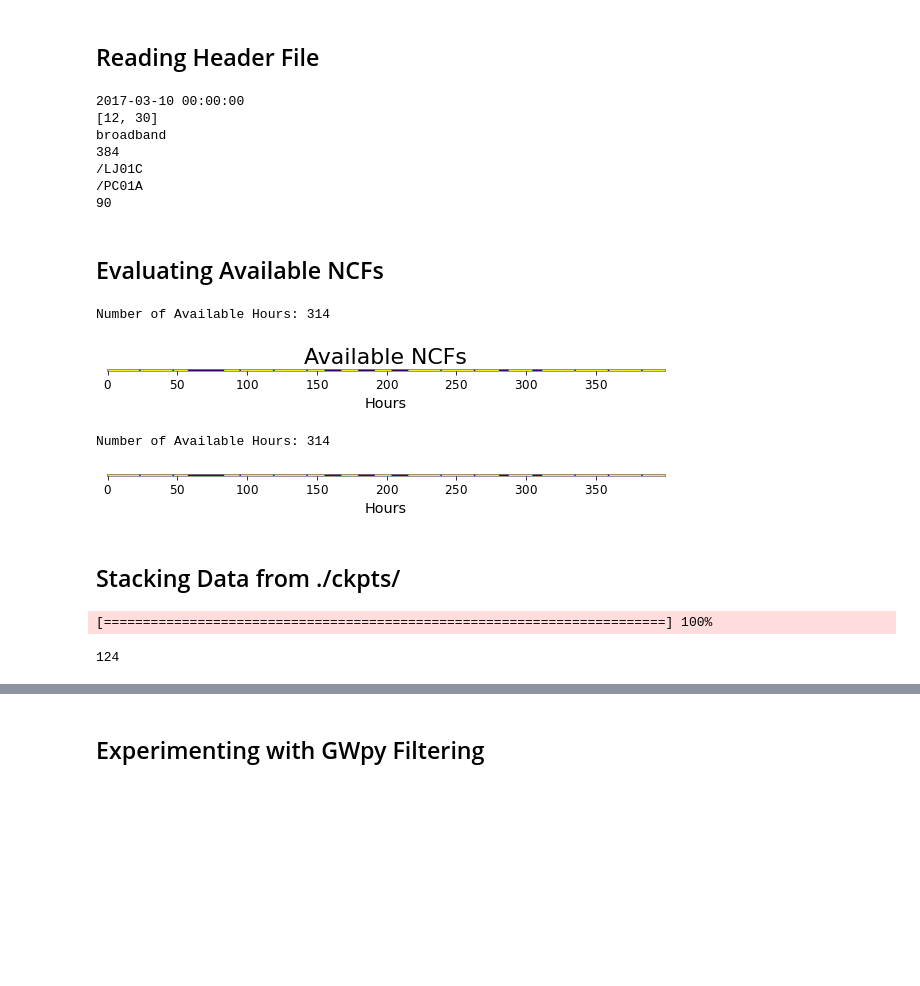
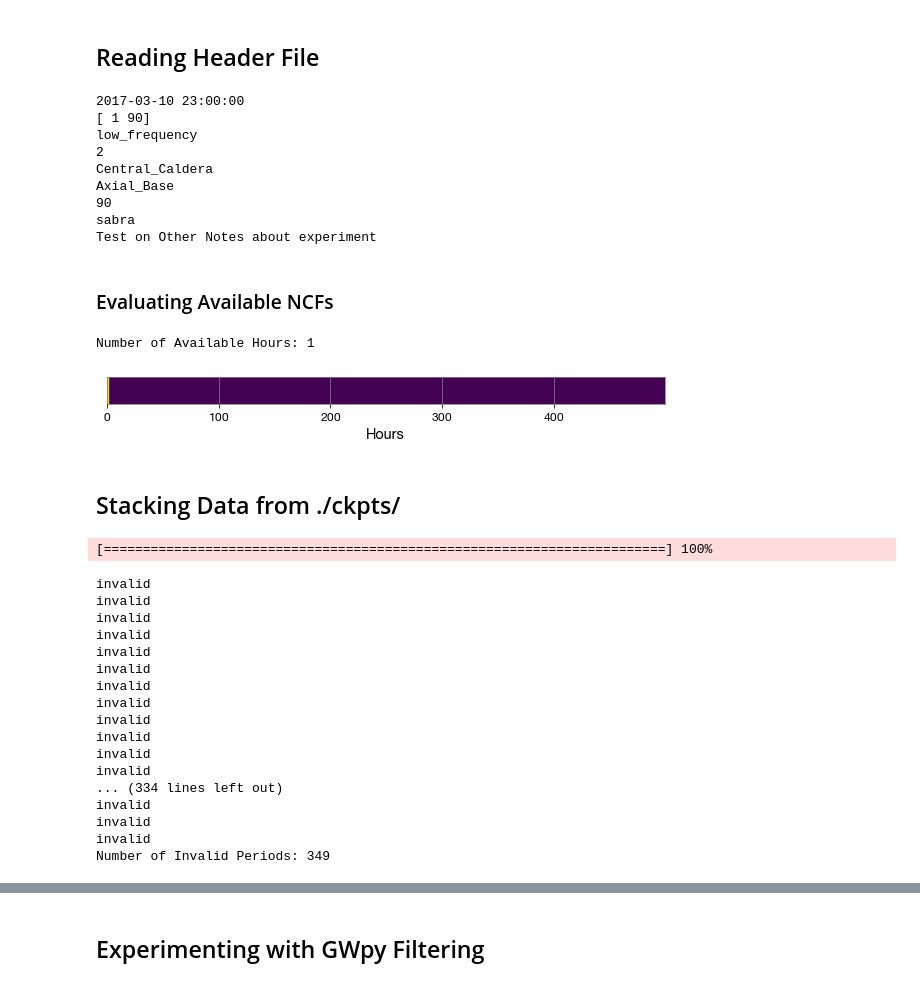
Before and after one commit to John-Ragland/Noise_Interferometry, a Jupyter notebook: Noise_Interferometry.ipynb, the cells around one changed output, grey strips where cells are left out. Drawn from its saved outputs; the diff is of its cells as text; code cells hidden in the pictures; blank space fills up the shorter version.

```diff
--- a/Noise_Interferometry.ipynb
+++ b/Noise_Interferometry.ipynb
@@ -127,19 +128,23 @@ print(header.num_periods)
 print(header.node1)
 print(header.node2)
 print(header.W)
+print(header.sp_method)
+print(header.other_notes)
 # %% [output]
-2017-03-10 00:00:00
-[12, 30]
-broadband
-384
-/LJ01C
-/PC01A
+2017-03-10 23:00:00
+[ 1 90]
+low_frequency
+2
+Central_Caldera
+Axial_Base
 90
+sabra
+Test on Other Notes about experiment
 # %% [markdown]
-## Evaluating Available NCFs
+### Evaluating Available NCFs
 # %%
 #60 hours
-num_periods = 400
+num_periods = 500
 NCF_available = np.zeros((num_periods,1))
 num_available = 0
 
@@ -152,57 +157,73 @@ for k in range(num_periods):
         num_available = num_available + 1
     except:
         NCF_available[k] = 0
-# %% [output]
-Number of Available Hours: 314
-[figure, removed]
 # %%
-fig = plt.figure(figsize=(10,30))
-ax = plt.imshow(NCF_available.T)
+fig = plt.figure(figsize=(10,0.5))
+ax = plt.imshow(NCF_available.T, aspect='auto')
 
 ax.axes.get_yaxis().set_visible(False)
 plt.xlabel('Hours')
-#plt.title('Available NCFs', fontsize=22)
+#plt.title(f'Plot of Available Hours over 500 Span', fontsize=22)
+plt.savefig('Availability.png',dpi=500)
 
 print(f'Number of Available Hours: {num_available}')
 # %% [output]
-Number of Available Hours: 314
+Number of Available Hours: 1
-[figure, old version]
+[figure, new version]
 # %% [markdown]
 ## Stacking Data from ./ckpts/
 # %%
 import progressbar
-bar = progressbar.ProgressBar(maxval=400, \
+bar = progressbar.ProgressBar(maxval=500, \
     widgets=[progressbar.Bar('=', '[', ']'), ' ', progressbar.Percentage()])
 bar.start()
 
-#60 hours
 invalid = 0
-for k in range(400):
+for k in range(350):
     ckpt_name = os.path.dirname(os.getcwd()) + '/NCFs/ckpts_5/ckpt_'+ str(k) +'.pkl'
     try:
         with open(ckpt_name, 'rb') as f:
             xcorr_1hr = pickle.load(f)
     except:
         invalid = invalid + 1
+        print('invalid')
         continue
     if np.isnan(np.sum(xcorr_1hr)):
         invalid = invalid + 1
     else:
-        if k == 0:
+        try:
+            xcorr = xcorr + xcorr_1hr
+            print('valid')
+        except NameError:
             xcorr = xcorr_1hr
-        else:
-            xcorr = xcorr + xcorr_1hr
+
     bar.update(k)
 
 bar.finish()
 #Make XCORR Sum XCORR average
 #xcorr = xcorr/15360
 #xcorr = xcorr/7200
-xcorr = xcorr/11040
+#xcorr = xcorr/17560
 #xcorr = xcorr/8480
-print(invalid)
+print(f'Number of Invalid Periods: {invalid}')
 # %% [output]
 [========================================================================] 100%
-124
+invalid
+invalid
+invalid
+invalid
+invalid
+invalid
+invalid
+invalid
+invalid
+invalid
+invalid
+invalid
+... (334 lines left out)
+invalid
+invalid
+invalid
+Number of Invalid Periods: 349
 # %%
 #Plot Xcorr
```
Also changed, not shown: parts of 7 cells of this notebook, 3 other files.
